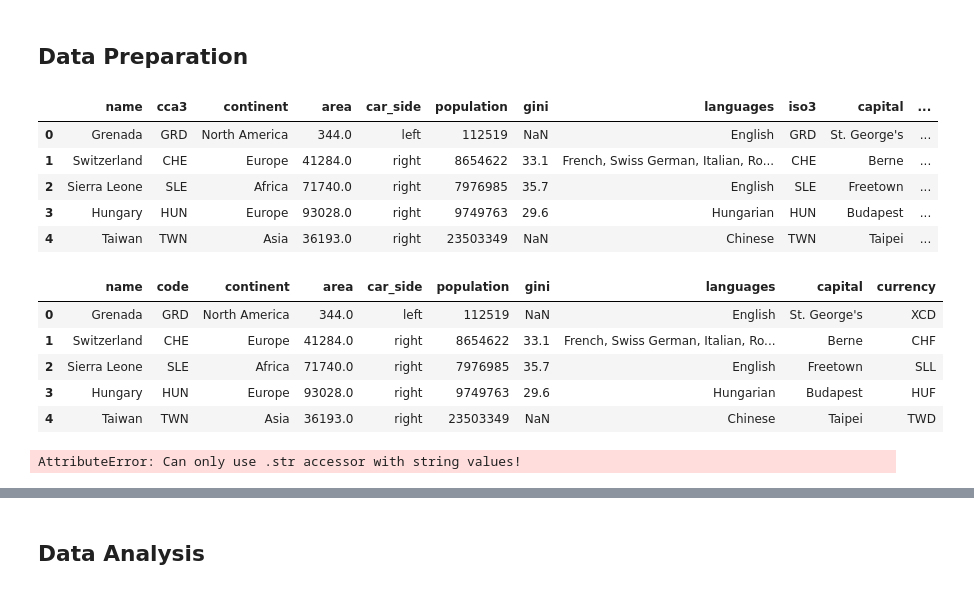
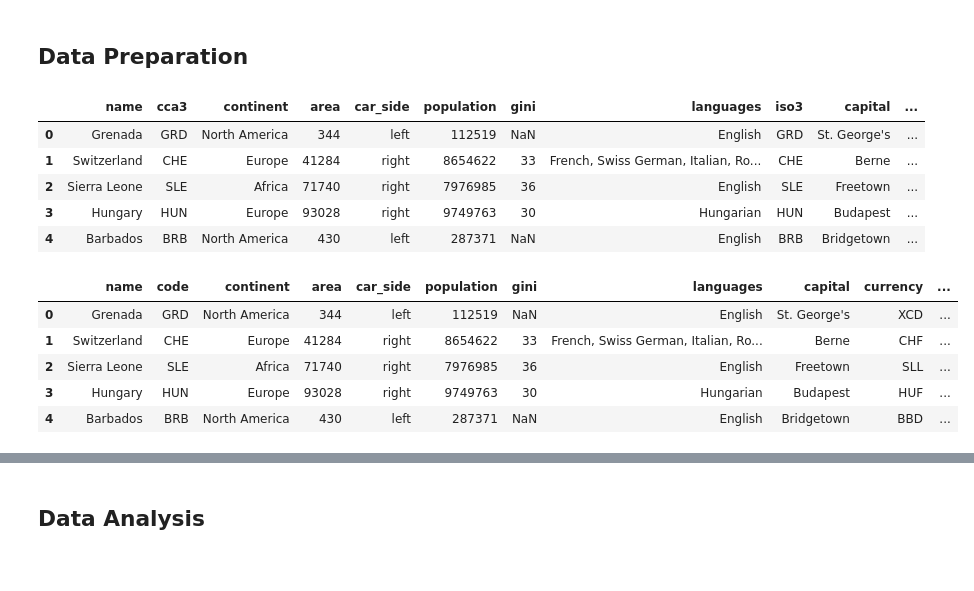
Before and after one commit to nadpierre/countries-eda-project, a Jupyter notebook: Country Analysis.ipynb, the cells around one changed output, grey strips where cells are left out. Saved outputs shown, nothing was run; the diff lists cells and outputs as text; code cells hidden in the pictures.

```diff
--- a/Country Analysis.ipynb
+++ b/Country Analysis.ipynb
@@ -140,6 +141,9 @@ print('Countries 1 shape:', countries1.shape)
 
 countries2 = pd.read_csv('Data/countries2.csv')
 print('Countries 2 shape:', countries2.shape)
+
+gdp = pd.read_csv('Data/GDP.csv', on_bad_lines='error')
+print('GDP shape:', gdp.shape)
 # %% [output]
 Countries 1 shape: (250, 8)
 Countries 2 shape: (186, 4)
@@ -146,5 +151,7 @@ Countries 2 shape: (186, 4)
 # %%
 # Merge dataframes
-countries = countries1.merge(right=countries2, how='inner', left_on='cca3', right_on='iso3')
+countries = countries1 \
+    .merge(right=countries2, how='inner', left_on='cca3', right_on='iso3') \
+    .merge(right=gdp, how='inner', left_on='cca3', right_on='code')
 print('Merged dataframe shape:', countries.shape)
 # %% [output]
@@ -233,33 +242,27 @@
 # %% [markdown]
 ## Data Preparation
 # %%
-# Drop the name column of the second dataframe
-countries = countries.drop('name_y', axis=1).rename(columns={'name_x': 'name'})
+# Drop the name column of the second and third dataframe
+countries = countries.drop(['name_y', 'country'], axis=1).rename(columns={'name_x': 'name'})
 countries.head()
 # %% [output]
 |  | name | cca3 | continent | area | car_side | population | gini | languages | iso3 | capital | ... |
-| 0 | Grenada | GRD | North America | 344.0 | left | 112519 | NaN | English | GRD | St. George's | ... |
-| 1 | Switzerland | CHE | Europe | 41284.0 | right | 8654622 | 33.1 | French, Swiss German, Italian, Ro... | CHE | Berne | ... |
-| 2 | Sierra Leone | SLE | Africa | 71740.0 | right | 7976985 | 35.7 | English | SLE | Freetown | ... |
-| 3 | Hungary | HUN | Europe | 93028.0 | right | 9749763 | 29.6 | Hungarian | HUN | Budapest | ... |
-| 4 | Taiwan | TWN | Asia | 36193.0 | right | 23503349 | NaN | Chinese | TWN | Taipei | ... |
+| 0 | Grenada | GRD | North America | 344 | left | 112519 | NaN | English | GRD | St. George's | ... |
+| 1 | Switzerland | CHE | Europe | 41284 | right | 8654622 | 33 | French, Swiss German, Italian, Ro... | CHE | Berne | ... |
+| 2 | Sierra Leone | SLE | Africa | 71740 | right | 7976985 | 36 | English | SLE | Freetown | ... |
+| 3 | Hungary | HUN | Europe | 93028 | right | 9749763 | 30 | Hungarian | HUN | Budapest | ... |
+| 4 | Barbados | BRB | North America | 430 | left | 287371 | NaN | English | BRB | Bridgetown | ... |
 # %%
 # Drop the code column of the second dataframe
-countries = countries.drop('iso3', axis=1).rename(columns={'cca3': 'code'})
+countries = countries.drop(['iso3', 'code'], axis=1).rename(columns={'cca3': 'code'})
 countries.head()
 # %% [output]
-|  | name | code | continent | area | car_side | population | gini | languages | capital | currency |
-| 0 | Grenada | GRD | North America | 344.0 | left | 112519 | NaN | English | St. George's | XCD |
-| 1 | Switzerland | CHE | Europe | 41284.0 | right | 8654622 | 33.1 | French, Swiss German, Italian, Ro... | Berne | CHF |
-| 2 | Sierra Leone | SLE | Africa | 71740.0 | right | 7976985 | 35.7 | English | Freetown | SLL |
-| 3 | Hungary | HUN | Europe | 93028.0 | right | 9749763 | 29.6 | Hungarian | Budapest | HUF |
-| 4 | Taiwan | TWN | Asia | 36193.0 | right | 23503349 | NaN | Chinese | Taipei | TWD |
+|  | name | code | continent | area | car_side | population | gini | languages | capital | currency | ... |
+| 0 | Grenada | GRD | North America | 344 | left | 112519 | NaN | English | St. George's | XCD | ... |
+| 1 | Switzerland | CHE | Europe | 41284 | right | 8654622 | 33 | French, Swiss German, Italian, Ro... | Berne | CHF | ... |
+| 2 | Sierra Leone | SLE | Africa | 71740 | right | 7976985 | 36 | English | Freetown | SLL | ... |
+| 3 | Hungary | HUN | Europe | 93028 | right | 9749763 | 30 | Hungarian | Budapest | HUF | ... |
+| 4 | Barbados | BRB | North America | 430 | left | 287371 | NaN | English | Bridgetown | BBD | ... |
-# %%
-# Convert population column from string to float
-countries['population'] = countries['population'].str.replace(',', '').astype('float')
-countries.dtypes
-# %% [output]
-AttributeError: Can only use .str accessor with string values!
 # %%
 # Remove whitespaces from string columns
 countries['name'] = countries['name'].str.strip()
```
Also changed, not shown: parts of 40 cells of this notebook, 1 other file.
